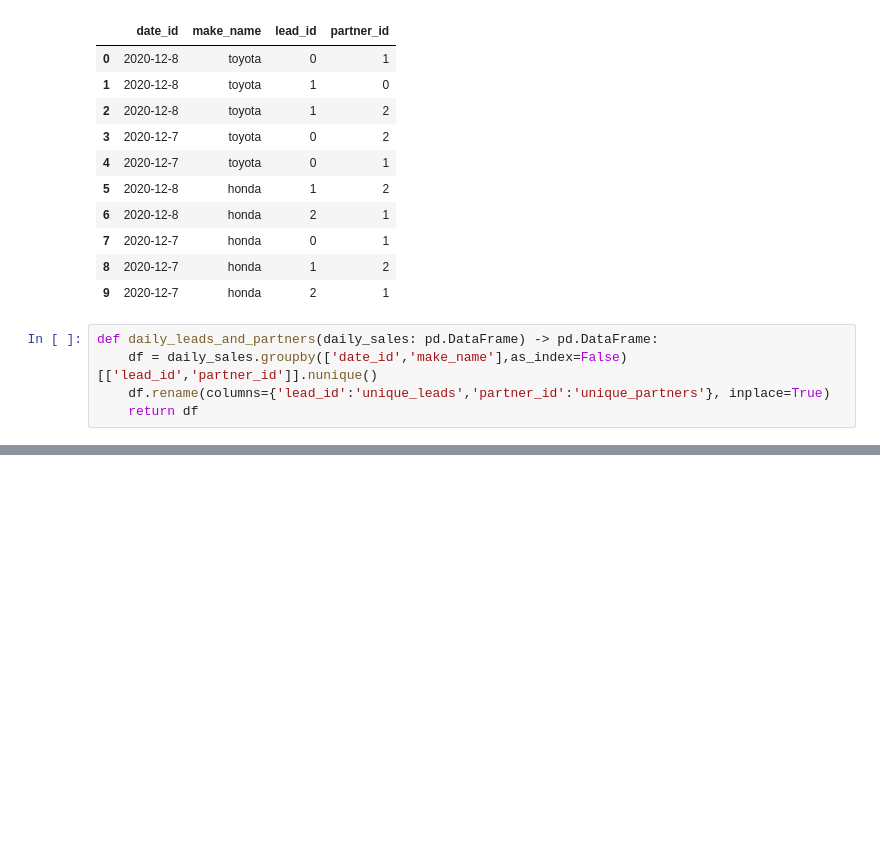
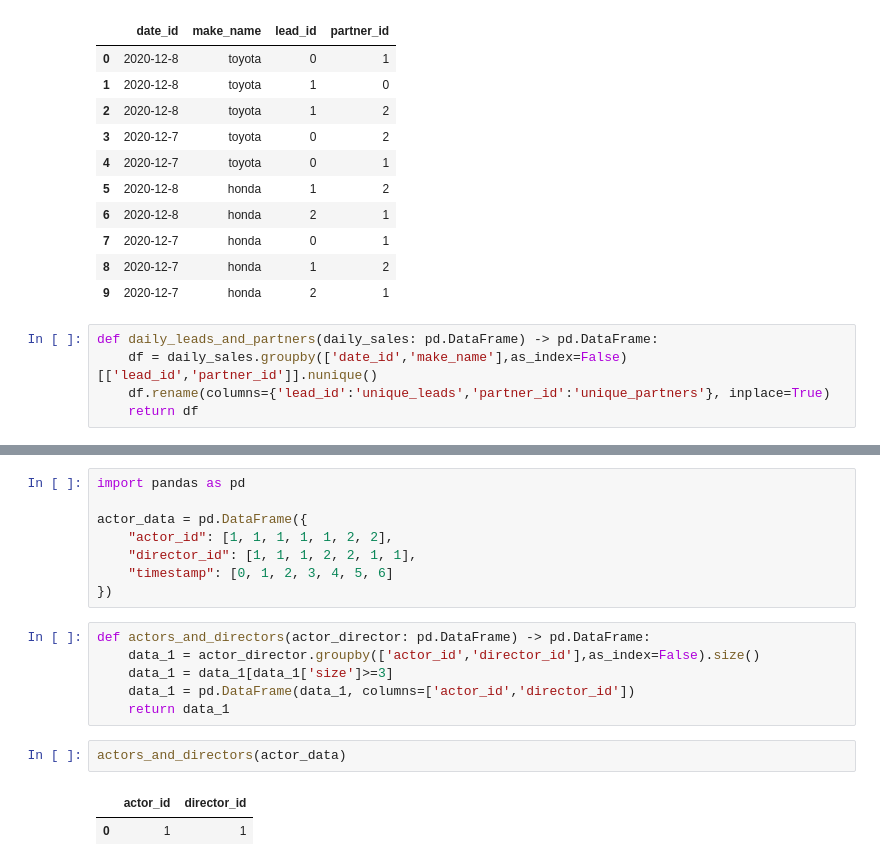
Before and after one commit to ake369/python_tutorial, a Jupyter notebook: notebooks/python_challenges.ipynb, the cells around one changed output, grey strips where cells are left out. Saved outputs shown, nothing was run; the diff lists cells and outputs as text; blank space fills up the shorter version.

```diff
--- a/notebooks/python_challenges.ipynb
+++ b/notebooks/python_challenges.ipynb
@@ -1361,0 +1388,19 @@ def daily_leads_and_partners(daily_sales: pd.DataFrame) -> pd.DataFrame:
+# %%
+import pandas as pd
+
+actor_data = pd.DataFrame({
+    "actor_id": [1, 1, 1, 1, 1, 2, 2],
+    "director_id": [1, 1, 1, 2, 2, 1, 1],
+    "timestamp": [0, 1, 2, 3, 4, 5, 6]
+})
+# %%
+def actors_and_directors(actor_director: pd.DataFrame) -> pd.DataFrame:
+    data_1 = actor_director.groupby(['actor_id','director_id'],as_index=False).size()
+    data_1 = data_1[data_1['size']>=3]
+    data_1 = pd.DataFrame(data_1, columns=['actor_id','director_id'])
+    return data_1
+# %%
+actors_and_directors(actor_data)
+# %% [output]
+|  | actor_id | director_id |
+| 0 | 1 | 1 |
```
Also changed, not shown: parts of 8 cells of this notebook.
